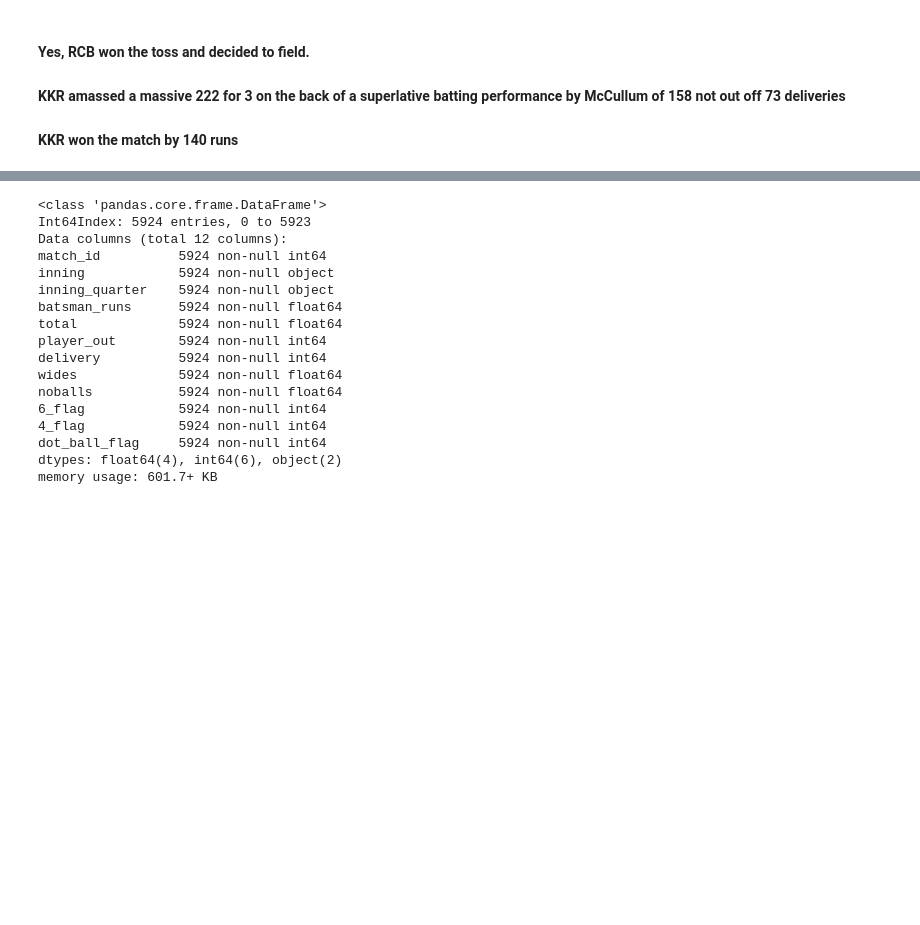
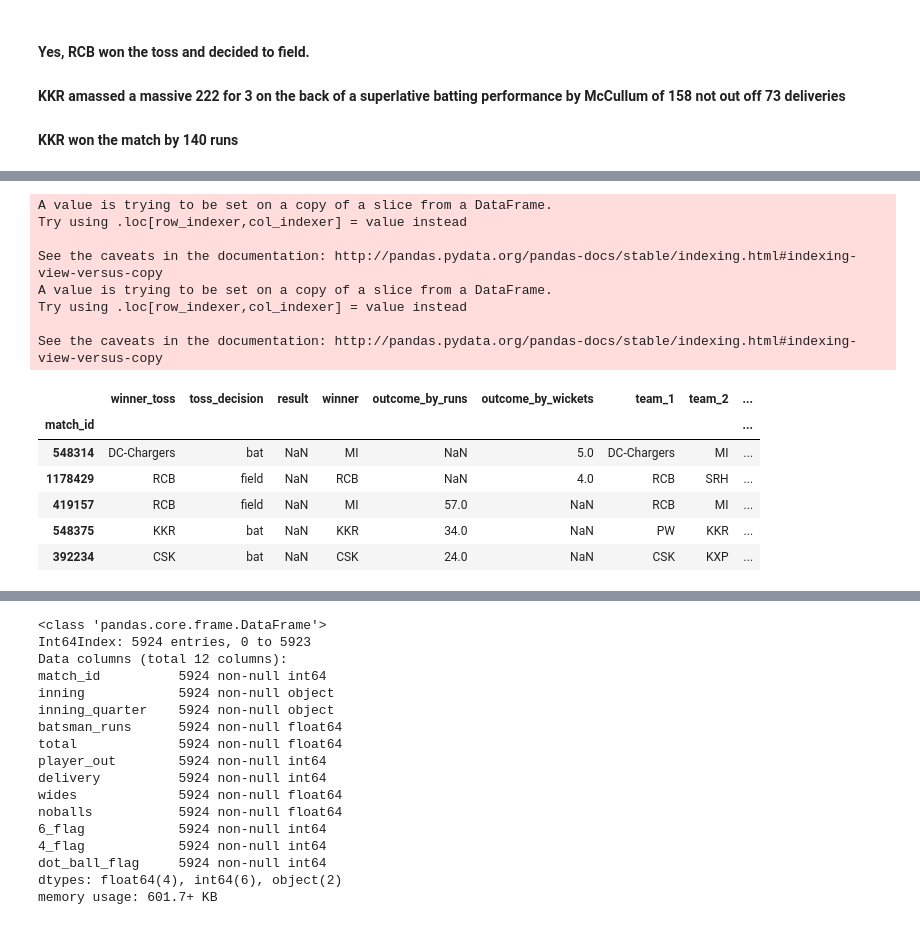
Before and after one commit to ravi-gopalan/ipl_analysis, a Jupyter notebook: ipl_analysis_v3.ipynb, the cells around one changed output, grey strips where cells are left out. Saved outputs shown, nothing was run; the diff lists cells and outputs as text; code cells hidden in the pictures; blank space fills up the shorter version.

```diff
--- a/ipl_analysis_v3.ipynb
+++ b/ipl_analysis_v3.ipynb
@@ -1797,0 +1818,39 @@ df_batsman.query('match_id==335982').sort_values(by='runs_scored',ascending=Fals
+# %%
+def determine_team_batting_first(row):
+  if row['toss_decision'] == 'bat':
+    value = row['winner_toss']
+  elif (row['toss_decision'] == 'field') & (row['team_1']==row['winner_toss']):
+    value = row['team_2']
+  else:
+    value = row['team_1']
+  return value
+
+def determine_team_batting_second(row):
+  if row['toss_decision'] == 'field':
+    value = row['winner_toss']
+  elif (row['toss_decision'] == 'bat') & (row['team_1']==row['winner_toss']):
+    value = row['team_2']
+  else:
+    value = row['team_1']
+  return value
+
+df_match_outcomes['team_batting_first'] = df_match_outcomes.apply(lambda row: determine_team_batting_first(row),axis=1)
+df_match_outcomes['team_batting_second'] = df_match_outcomes.apply(lambda row: determine_team_batting_second(row),axis=1)
+
+df_match_outcomes.head()
+# %% [output]
+A value is trying to be set on a copy of a slice from a DataFrame.
+Try using .loc[row_indexer,col_indexer] = value instead
+
+See the caveats in the documentation: http://pandas.pydata.org/pandas-docs/stable/indexing.html#indexing-view-versus-copy
+A value is trying to be set on a copy of a slice from a DataFrame.
+Try using .loc[row_indexer,col_indexer] = value instead
+
+See the caveats in the documentation: http://pandas.pydata.org/pandas-docs/stable/indexing.html#indexing-view-versus-copy
+|  | winner_toss | toss_decision | result | winner | outcome_by_runs | outcome_by_wickets | team_1 | team_2 | ... |
+| match_id |  |  |  |  |  |  |  |  | ... |
+| 548314 | DC-Chargers | bat | NaN | MI | NaN | 5.0 | DC-Chargers | MI | ... |
+| 1178429 | RCB | field | NaN | RCB | NaN | 4.0 | RCB | SRH | ... |
+| 419157 | RCB | field | NaN | MI | 57.0 | NaN | RCB | MI | ... |
+| 548375 | KKR | bat | NaN | KKR | 34.0 | NaN | PW | KKR | ... |
+| 392234 | CSK | bat | NaN | CSK | 24.0 | NaN | CSK | KXP | ... |
```
Also changed, not shown: parts of 10 cells of this notebook.
